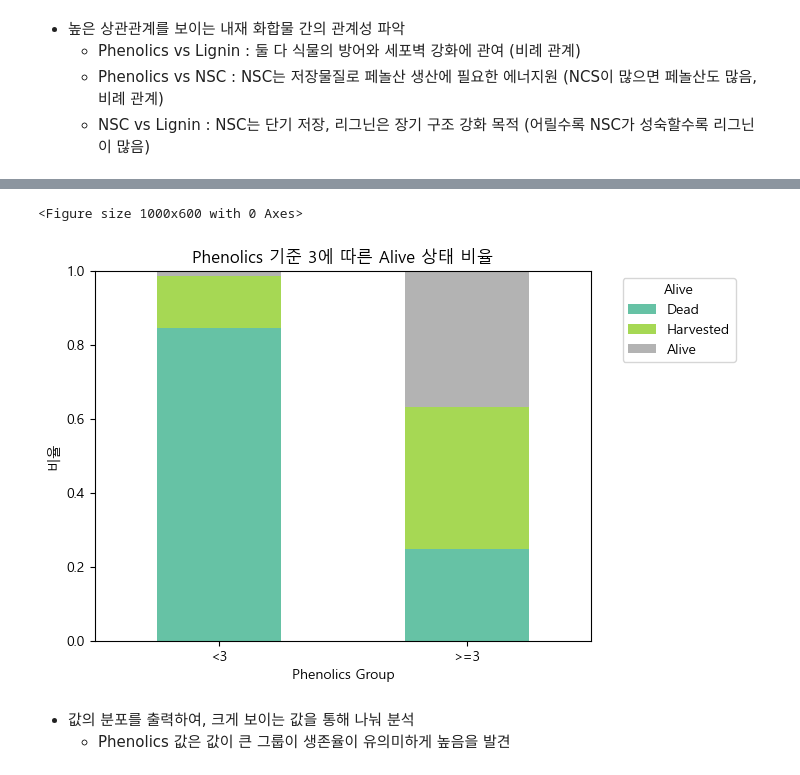
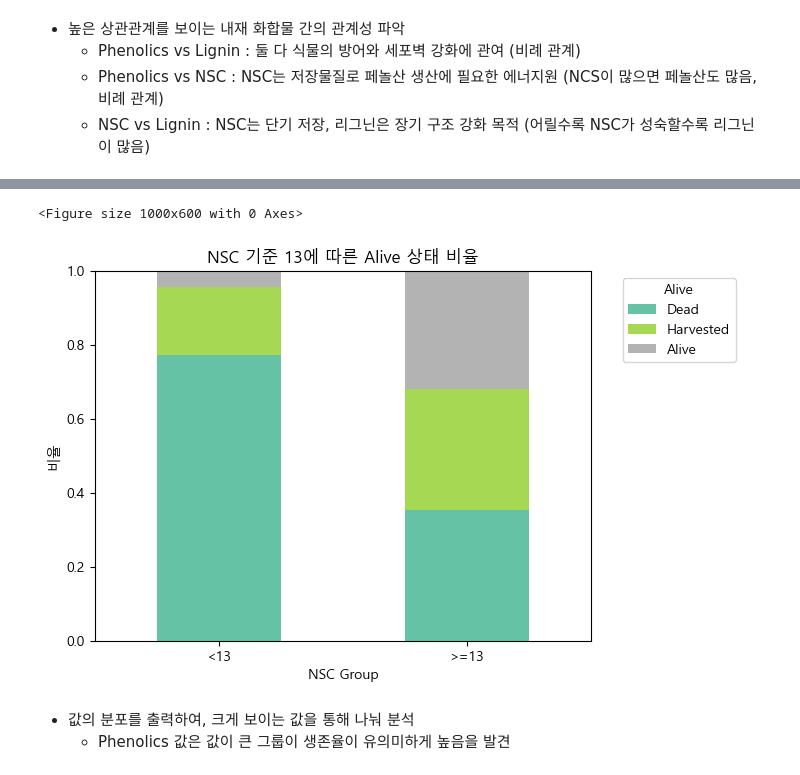
Before and after one commit to SKNetworks-AI19-250818/SKN19-mini-3Team, a Jupyter notebook: main.ipynb, the cells around one changed output, grey strips where cells are left out. Saved outputs shown, nothing was run; the diff lists cells and outputs as text; code cells hidden in the pictures.

```diff
--- a/main.ipynb
+++ b/main.ipynb
@@ -259,10 +243,10 @@ dv.show_chemical_histogram(df_cleaned, 'Phenolics')
 # %%
 ### 연속형 데이터의 값의 범위에 따른 생존율 출력
 
-dv.show_survival_ratio_with_threshold(df_cleaned, 'Phenolics', 3)
+dv.show_survival_ratio_with_threshold(df_cleaned, 'NSC', 13)
 # %% [output]
 <Figure size 1000x600 with 0 Axes>
-[figure, old version]
+[figure, new version]
 # %% [markdown]
 * 값의 분포를 출력하여, 크게 보이는 값을 통해 나눠 분석
     - Phenolics 값은 값이 큰 그룹이 생존율이 유의미하게 높음을 발견
```
Also changed, not shown: parts of 7 cells of this notebook.
